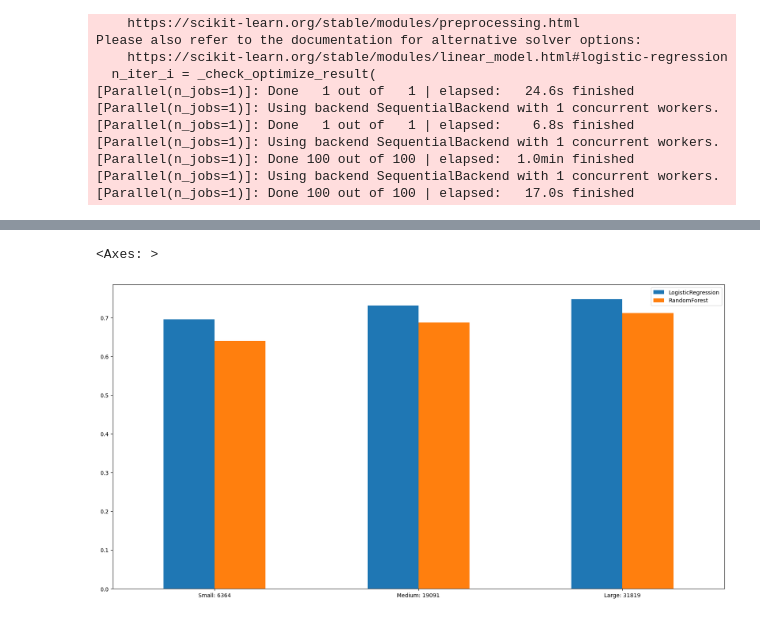
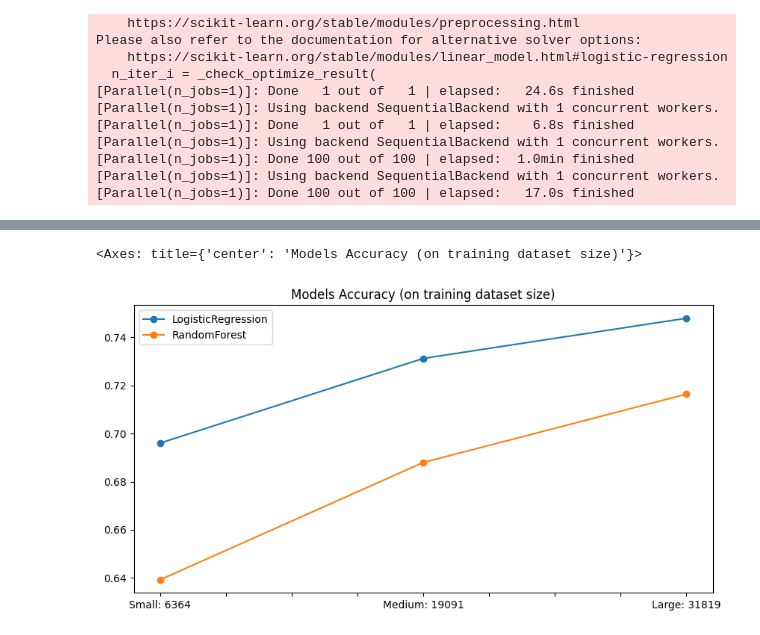
Before and after one commit to herman2lv/bh_ds_2, a Jupyter notebook: module1.ipynb, the cells around one changed output, grey strips where cells are left out. Cells and saved outputs as stored; diff of their text form; code cells hidden in the pictures.

```diff
--- a/module1.ipynb
+++ b/module1.ipynb
@@ -161,2 +164,2 @@ irish           525   142
 # %%
-modelLR = LogisticRegression(max_iter=100, class_weight='balanced', verbose=1).fit(x_train, y_train)
+modelLR = LogisticRegression(max_iter=10_000, class_weight='balanced').fit(x_train, y_train)
@@ -173,4 +166,4 @@ Please also refer to the documentation for alternative solver options:
 # %%
-modelRF = RandomForestClassifier(class_weight='balanced', verbose=1).fit(x_train, y_train)
+modelRF = RandomForestClassifier(n_estimators=1000, class_weight='balanced', verbose=1).fit(x_train, y_train)
 # %% [output]
 [Parallel(n_jobs=1)]: Using backend SequentialBackend with 1 concurrent workers.
@@ -178,8 +171,8 @@ modelRF = RandomForestClassifier(class_weight='balanced', verbose=1).fit(x_train
 # %%
-modelLR_r1 = LogisticRegression(max_iter=100, class_weight='balanced', verbose=1).fit(x_train_reduced_1, y_train_reduced_1)
-modelLR_r2 = LogisticRegression(max_iter=100, class_weight='balanced', verbose=1).fit(x_train_reduced_2, y_train_reduced_2)
-modelRF_r1 = RandomForestClassifier(class_weight='balanced', verbose=1).fit(x_train_reduced_1, y_train_reduced_1)
-modelRF_r2 = RandomForestClassifier(class_weight='balanced', verbose=1).fit(x_train_reduced_2, y_train_reduced_2)
+modelLR_r1 = LogisticRegression(max_iter=100, class_weight='balanced').fit(x_train_reduced_1, y_train_reduced_1)
+modelLR_r2 = LogisticRegression(max_iter=100, class_weight='balanced').fit(x_train_reduced_2, y_train_reduced_2)
+modelRF_r1 = RandomForestClassifier(class_weight='balanced').fit(x_train_reduced_1, y_train_reduced_1)
+modelRF_r2 = RandomForestClassifier(class_weight='balanced').fit(x_train_reduced_2, y_train_reduced_2)
 # %% [output]
 [Parallel(n_jobs=1)]: Using backend SequentialBackend with 1 concurrent workers.
 STOP: TOTAL NO. of ITERATIONS REACHED LIMIT.
@@ -214,7 +207,14 @@ rf_s_r2 = modelRF_r2.score(x_test, y_test)
 # %%
 result = pd.DataFrame({'LogisticRegression': [lr_s_r2, lr_s_r1, lr_s], 'RandomForest': [rf_s_r2, rf_s_r1, rf_s]})
-result.rename(index={0: 'Small: ' + str(len(x_train_reduced_2)), 1: 'Medium: ' + str(len(x_train_reduced_1)), 2: 'Large: ' + str(len(x_train))}, inplace=True)
-result.plot(kind='bar', rot=0, figsize=(20, 10))
+result.rename(
+    index={
+        0: 'Small: ' + str(len(x_train_reduced_2)),
+        1: 'Medium: ' + str(len(x_train_reduced_1)),
+        2: 'Large: ' + str(len(x_train))
+    },
+    inplace=True
+)
+result.plot(kind='line', rot=0, figsize=(10, 5), style='o-', title='Models Accuracy (on training dataset size)')
 # %% [output]
-<Axes: >
+<Axes: title={'center': 'Models Accuracy (on training dataset size)'}>
-[figure, old version]
+[figure, new version]
```
Also changed, not shown: parts of 8 cells of this notebook.
